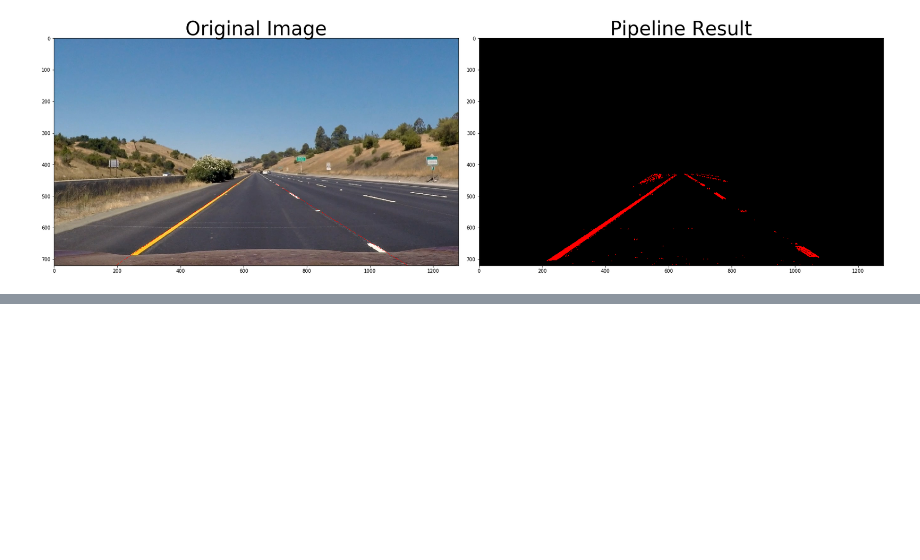
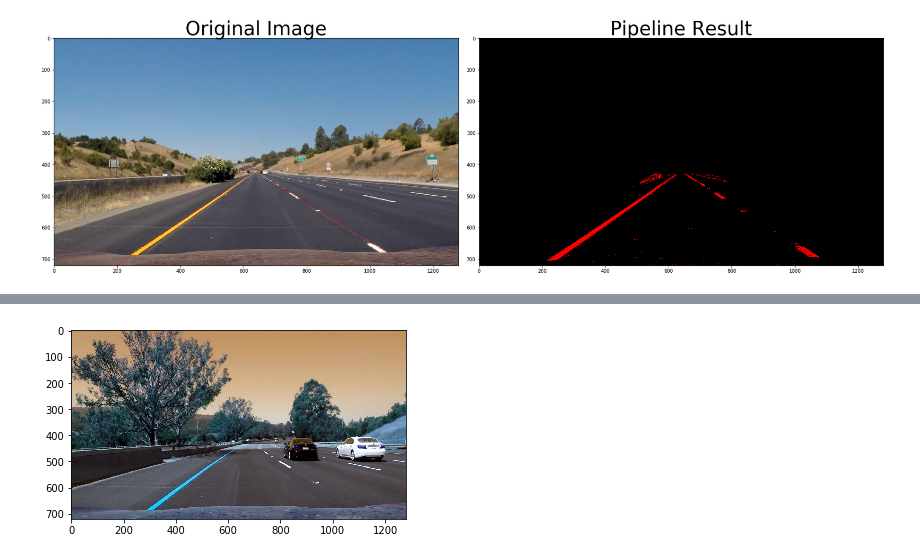
Before and after one commit to Gryton/carnd-advanced-lane-lines, a Jupyter notebook: project.ipynb, the cells around one changed output, grey strips where cells are left out. Cells and saved outputs as stored; diff of their text form; code cells hidden in the pictures; blank space fills up the shorter version.

```diff
--- a/project.ipynb
+++ b/project.ipynb
@@ -351,8 +351,8 @@ plt.plot(histogram)
 # %%
-image = cv2.rectangle(img, (100,100),(500,200),(0,255,0), 2)
-cv2.imshow('test', img)
-cv2.waitKey(3000)
-cv2.destroyAllWindows()
+# image = cv2.rectangle(img, (100,100),(500,200),(0,255,0), 2)
+# cv2.imshow('test', img)
+# cv2.waitKey(3000)
+# cv2.destroyAllWindows()
 # %%
 import numpy as np
 import cv2
@@ -591,5 +591,12 @@ class Line():
         self.allx = None
         #y values for detected line pixels
         self.ally = None
+# %%
+plt.imshow(image)
+plt.show()
+plt.imshow(image)
+plt.show()
+# %% [output]
+[figure, added]
 # %%
 # Create an image to draw the lines on
```
Also changed, not shown: parts of 9 cells of this notebook.
